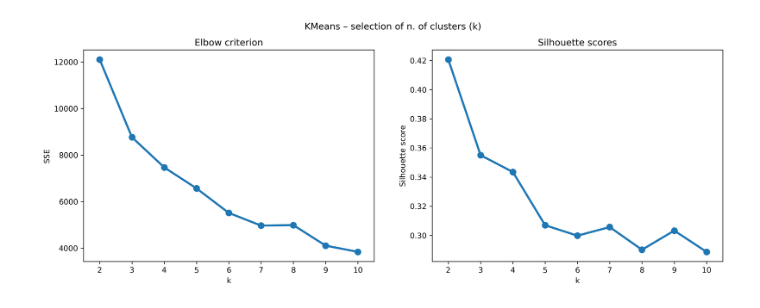
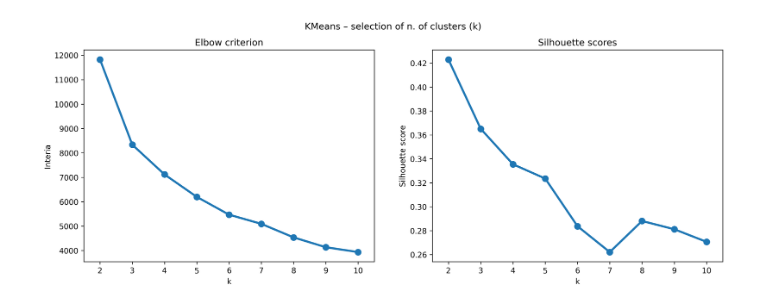
Before and after one commit to antobzzll/antobzzll.github.io, a Jupyter notebook: posts/online-retail-clustering/index.ipynb, the cells around one changed output. Saved outputs shown, nothing was run; the diff lists cells and outputs as text; code cells hidden in the pictures.

```diff
--- a/posts/online-retail-clustering/index.ipynb
+++ b/posts/online-retail-clustering/index.ipynb
@@ -46,4 +93,4 @@ First, we define a snapshot date – a simulated point in time when we run the a
 # %%
-days_passed = 1
-snapshot_date = df['InvoiceDate'].max() + datetime.timedelta(days=days_passed)
+#| echo: false
+snapshot_date = df['InvoiceDate'].max()
 # %% [markdown]
@@ -55,11 +108,11 @@ Then we group by customer ID and calculate the RMF-T metrics.
 # %%
-rmft = df.groupby('CustomerID').agg(
+rfmt = df.groupby('CustomerID').agg(
     Recency = ('InvoiceDate', lambda x: (snapshot_date - x.max()).days),
-    Frequency = ('Invoice', 'count'),
-    MonetaryValue = ('Price', 'sum'),
+    Frequency = ('Amount', 'count'),
+    MonetaryValue = ('Amount', 'sum'),
     Tenure = ('InvoiceDate', lambda x: (x.max() - x.min()).days)
 )
-rmft
+rfmt
 # %% [output]
 |  | Recency | Frequency | MonetaryValue | Tenure |
 | CustomerID |  |  |  |  |
@@ -81,6 +203,5 @@ rmft
 # %%
 from sklearn.preprocessing import StandardScaler
-log_rmft = np.log1p(rmft)
+log_rfmt = np.log1p(rfmt)
 scaler = StandardScaler()
-scaled_rmft = pd.DataFrame(scaler.fit_transform(log_rmft), columns=rmft.columns, index=rmft.index)
-scaled_rmft.describe()
+scaled_rfmt = pd.DataFrame(scaler.fit_transform(log_rfmt), columns=rfmt.columns, index=rfmt.index)
@@ -99,4 +230,6 @@ scaled_rmft.describe()
 # %%
+#| echo: false
+
 from sklearn.cluster import KMeans
 from sklearn.metrics import silhouette_score
 
@@ -105,23 +238,24 @@ sil_scores = []
 sse = []
 for k in n_clusters:
     kmeans = KMeans(n_clusters=k, random_state=1, n_init='auto')
-    kmeans.fit(scaled_rmft)
+    kmeans.fit(scaled_rfmt)
     sse.append(kmeans.inertia_)
-    sil_scores.append(silhouette_score(scaled_rmft, kmeans.labels_))
+    sil_scores.append(silhouette_score(scaled_rfmt, kmeans.labels_))
 
 k_sel_df = pd.DataFrame({'silhouette_score': sil_scores, 'sse': sse}, index=n_clusters)
 # %%
+#| echo: false
 fig, axes = plt.subplots(1,2, figsize=(15,5), dpi=300)
 
 sns.pointplot(k_sel_df, x=k_sel_df.index, y='sse', ax=axes[0])
 axes[0].set_title("Elbow criterion")
-axes[0].set_xlabel('k'); axes[0].set_ylabel('SSE')
+axes[0].set_xlabel('k'); axes[0].set_ylabel('Interia')
 
 sns.pointplot(k_sel_df, x=k_sel_df.index, y='silhouette_score', ax=axes[1])
 axes[1].set_title("Silhouette scores")
 axes[1].set_xlabel('k'); axes[1].set_ylabel('Silhouette score')
 plt.suptitle("KMeans – selection of n. of clusters (k)")
 plt.show()
 # %% [output]
-[figure, old version]
+[figure, new version]
 # %% [markdown]
```
Also changed, not shown: parts of 29 cells of this notebook, 5 other files.
